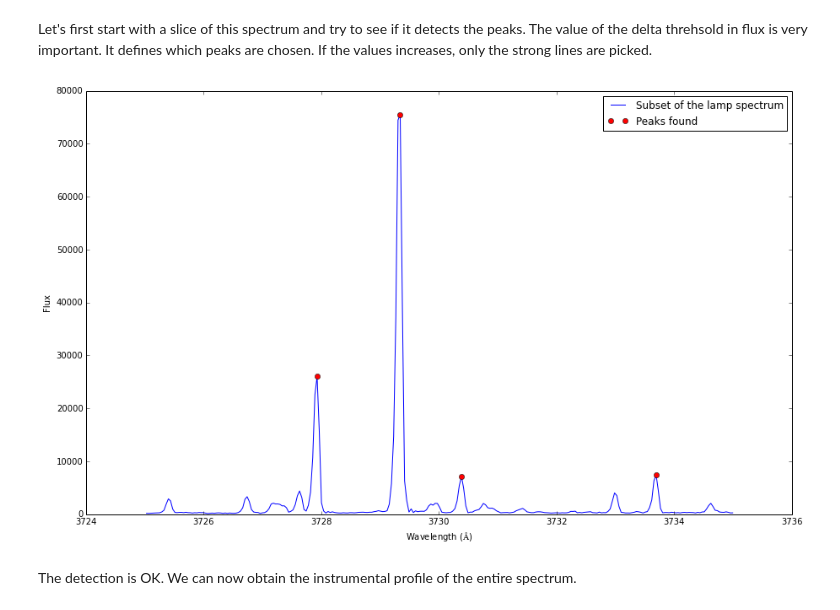
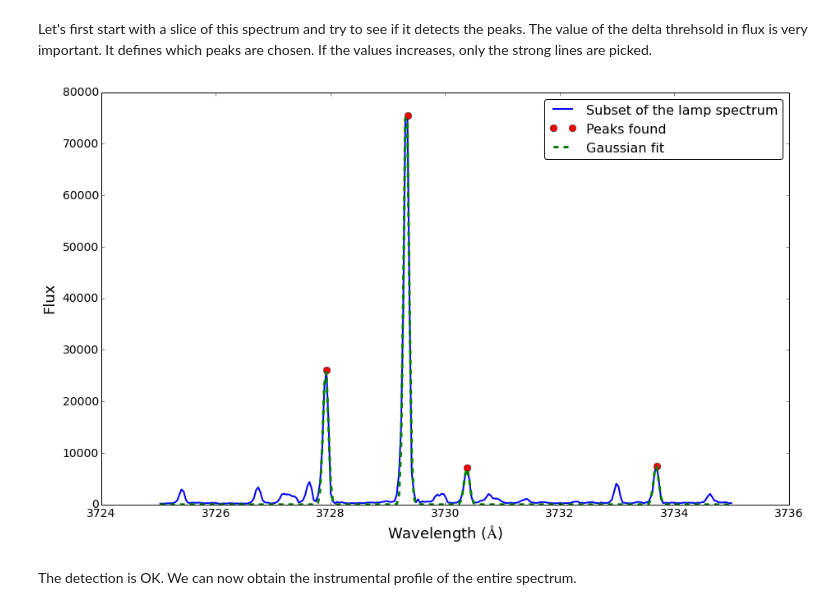
Before and after one commit to gabraganca/instprofile, a Jupyter notebook: example/Instrumental_Profile.ipynb, the cells around one changed output. Saved outputs shown, nothing was run; the diff lists cells and outputs as text; code cells hidden in the pictures.

Commit message:
Shows gaussians fits to the emission lines
It shows that the emission lines can be fitted with gaussians
automatically.

```diff
--- a/example/Instrumental_Profile.ipynb
+++ b/example/Instrumental_Profile.ipynb
@@ -29,22 +29,33 @@ Let's first start with a slice of this spectrum and try to see if it detects the
 # %%
 cond1 = lamp_spec[:,0] > 3725
 cond2 = lamp_spec[:,0] < 3735
 
 lamp_slice = lamp_spec[cond1 & cond2]
 
 
 delta_threshold = 5000 # Threhold in flux between peaks
 
 peaks = peakdet(lamp_slice[:,1], delta_threshold, lamp_slice[:,0])[0]
 
+#Fit gaussians
+gauss = lambda p, x: p[0]*np.exp(-(p[1]-x)**2/(2*p[2]**2)) #1d Gaussian func
+
+y_vector = np.zeros_like(lamp_slice[:,1])
+for param in find_fit(lamp_slice[:,0], lamp_slice[:,1], delta_threshold):
+    y_vector += gauss([param[0], param[1], param[2]], lamp_slice[:,0])
+
+
+# Plot
 fig = plt.figure(figsize=[15,9])
 ax = fig.add_subplot(111)
 
 ax.plot(lamp_slice[:,0], lamp_slice[:,1], label='Subset of the lamp spectrum')
 ax.plot(peaks[:,0], peaks[:,1], 'ro', label ='Peaks found')
+ax.plot(lamp_slice[:,0], y_vector, 'g--',linewidth=3, label='Gaussian fit')
+
 
 ax.set_xlabel('Wavelength ($\AA$)')
 ax.set_ylabel('Flux')
 _ = ax.legend()
 # %% [output]
-[figure, old version]
+[figure, new version]
```
Also changed, not shown: parts of 4 cells of this notebook.
